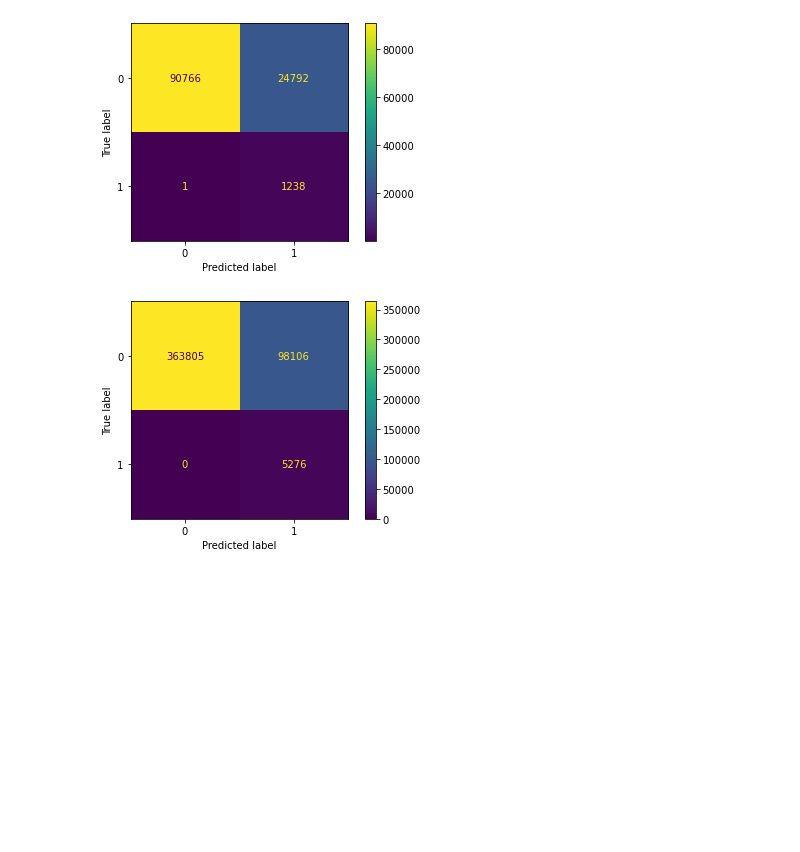
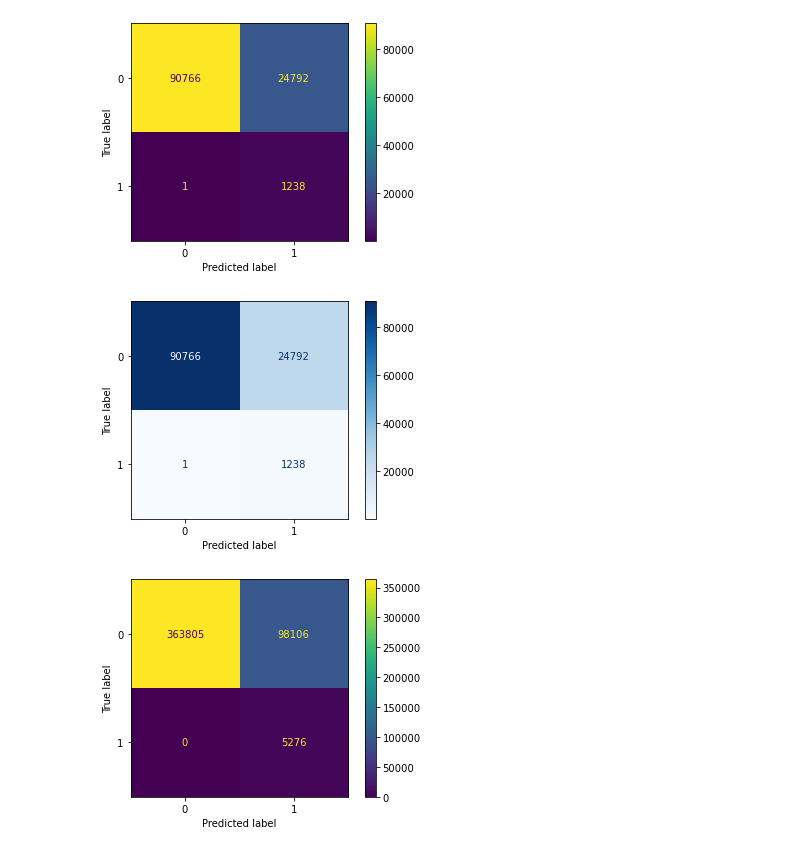
Before and after one commit to ClayHunn/Phase3Project, a Jupyter notebook: XGBoost_full_df.ipynb, the cells around one changed output. Cells and saved outputs as stored; diff of their text form; code cells hidden in the pictures; blank space fills up the shorter version.

```diff
--- a/XGBoost_full_df.ipynb
+++ b/XGBoost_full_df.ipynb
@@ -299,7 +296,7 @@ cat = ['POSTED_SPEED_LIMIT', 'WEATHER_CONDITION', 'LIGHTING_CONDITION', 'FIRST_C
 
 num_transformer = Pipeline(steps=[('imputer', SimpleImputer(strategy = 'median'))])
 
-cat_transformer = Pipeline(steps=[('onehot', OneHotEncoder(handle_unknown = "ignore"))])
+cat_transformer = Pipeline(steps=[('onehot', OneHotEncoder(handle_unknown = "ignore", sparse = False))])
 
 preprocessor = ColumnTransformer(transformers=[('num', num_transformer, num),
                                                ('cat', cat_transformer, cat)])
@@ -429,4 +426,8 @@ Testing Accuracy:  0.7877257121330171
 Training F1-Score:  0.09711203961052108
 Testing F1-Score:  0.09079907587370274
 [figure]
+# %%
+plot_confusion_matrix(pipe_boost, X_test, y_test,  cmap = 'Blues');
+# %% [output]
+[figure, added]
 # %%
```
Also changed, not shown: parts of 8 cells of this notebook, 7 other files.
